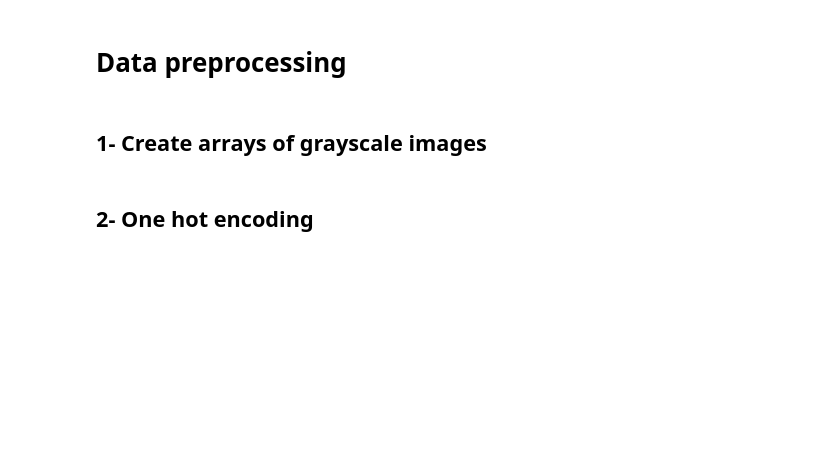
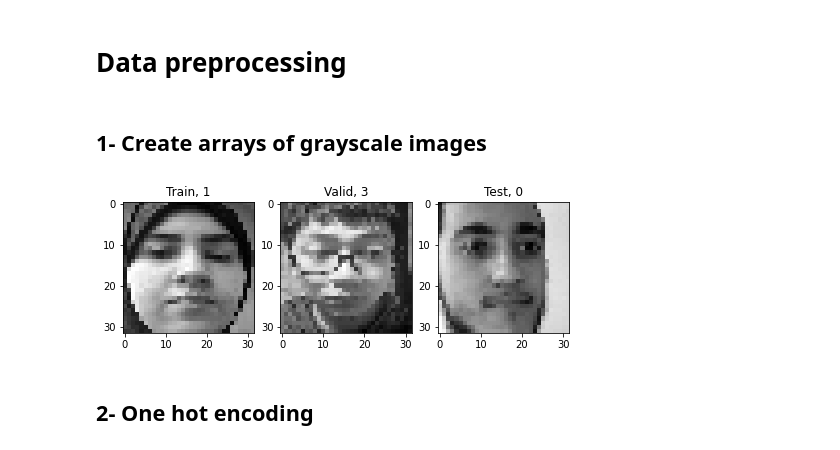
Before and after one commit to mohammedAljadd/smart-glasses, a Jupyter notebook: Model training/face identification/CNN model.ipynb, the cells around one changed output. Saved outputs shown, nothing was run; the diff lists cells and outputs as text; code cells hidden in the pictures; blank space fills up the shorter version.

```diff
--- a/Model training/face identification/CNN model.ipynb
+++ b/Model training/face identification/CNN model.ipynb
@@ -105,11 +115,12 @@ train = []
 valid = []
 test = []
 sets = ["train", "valid", "test"]
+data = [train, valid, test]
 
-for s in sets:
+for s in range(0, 3):
 
     # Path to train, valid or test
-    path = os.path.join("dataset", s)
+    path = os.path.join("dataset", sets[s])
 
     for category in CATEGORIES:
 
@@ -126,12 +137,8 @@ for s in sets:
             img_gray = cv2.imread(img_path, cv2.IMREAD_GRAYSCALE)
             img_resized = cv2.resize(img_gray, (IMG_SIZE, IMG_SIZE))
 
-            if s == "train":
-                train.append([img_resized, class_num])
-            elif s == "valid":
-                valid.append([img_resized, class_num])
-            if s == "test":
-                test.append([img_resized, class_num])
+            # Add data to the three sets
+            data[s].append([img_resized, class_num])
 # %%
 random.shuffle(train)
 random.shuffle(valid)
@@ -172,22 +179,29 @@ X_test = np.array(X_test).reshape(-1, IMG_SIZE, IMG_SIZE, 1)
 y_test = np.array(y_test)
 # %%
 # Let's plot one image from each set
+
+# random indexs
+i1 = random.randrange(0, len(X_train))
+i2 = random.randrange(0, len(X_valid))
+i3 = random.randrange(0, len(X_test))
 
 w = 10
 h = 10
 fig = plt.figure(figsize=(8, 8))
 columns = 3
 rows = 1
 fig.add_subplot(rows, columns, 1)
-plt.imshow(X_train[0], cmap="gray")
-plt.title(y_train[0])
+plt.imshow(X_train[i1], cmap="gray")
+plt.title(f"Train, {y_train[i1]}")
 fig.add_subplot(rows, columns, 2)
-plt.imshow(X_valid[0], cmap="gray")
-plt.title(y_valid[0])
+plt.imshow(X_valid[i2], cmap="gray")
+plt.title(f"Valid, {y_valid[i2]}")
 fig.add_subplot(rows, columns, 3)
-plt.imshow(X_test[0], cmap="gray")
-plt.title(y_test[0])
+plt.imshow(X_test[i3], cmap="gray")
+plt.title(f"Test, {y_test[i3]}")
 plt.show()
+# %% [output]
+[figure, added]
 # %% [markdown]
 ## 2- One hot encoding
 # %% [markdown]
```
Also changed, not shown: parts of 14 cells of this notebook.
